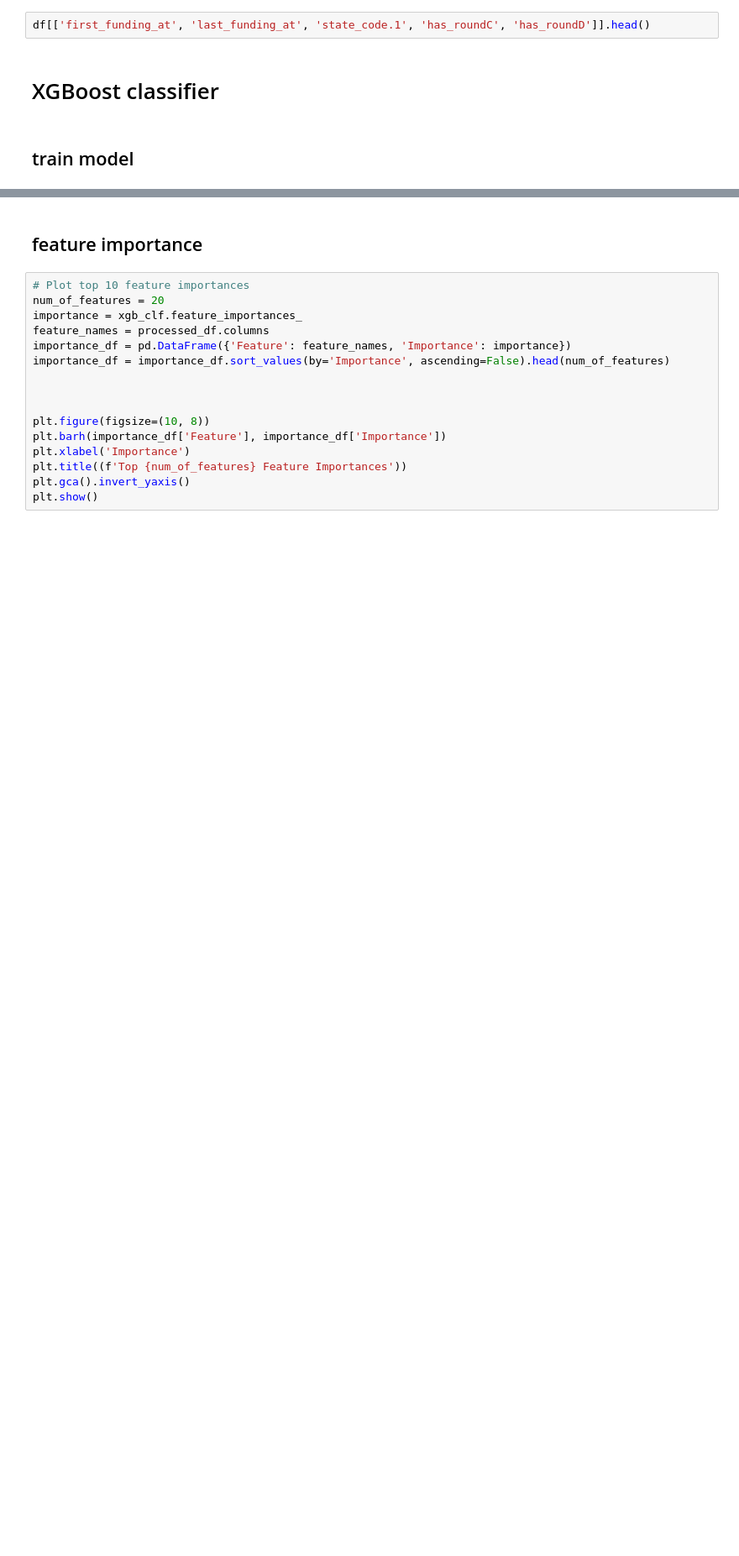
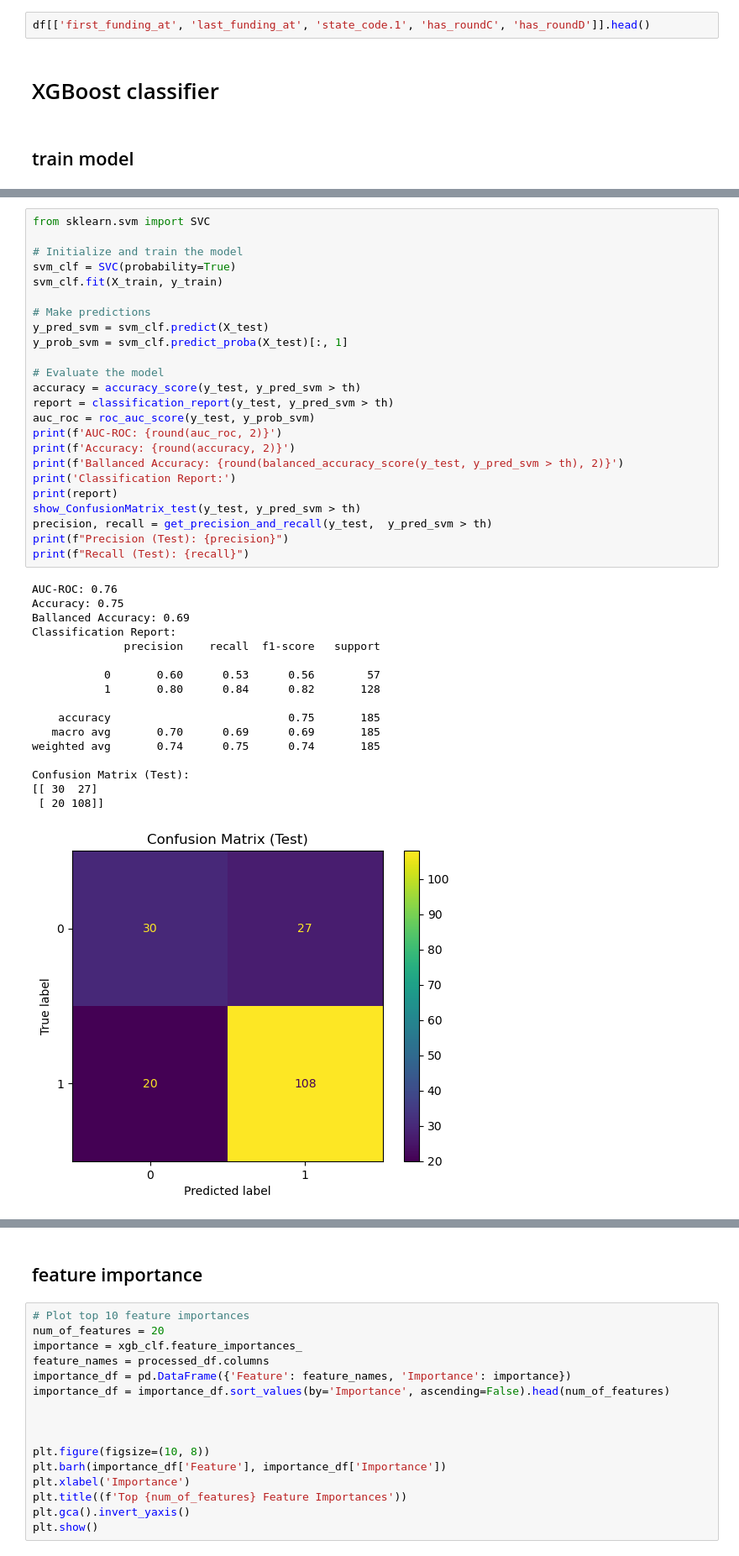
Before and after one commit to MayaVB/Applied_DS_Project, a Jupyter notebook: notebooks/model_xgboost_predicting_acquisition.ipynb, the cells around one changed output, grey strips where cells are left out. Shown at 84% size. Drawn from its saved outputs; the diff is of its cells as text; blank space fills up the shorter version.

```diff
--- a/notebooks/model_xgboost_predicting_acquisition.ipynb
+++ b/notebooks/model_xgboost_predicting_acquisition.ipynb
@@ -675,0 +729,42 @@ Recall (Test): 0.8203
+# %%
+from sklearn.svm import SVC
+
+# Initialize and train the model
+svm_clf = SVC(probability=True)
+svm_clf.fit(X_train, y_train)
+
+# Make predictions
+y_pred_svm = svm_clf.predict(X_test)
+y_prob_svm = svm_clf.predict_proba(X_test)[:, 1]
+
+# Evaluate the model
+accuracy = accuracy_score(y_test, y_pred_svm > th)
+report = classification_report(y_test, y_pred_svm > th)
+auc_roc = roc_auc_score(y_test, y_prob_svm)
+print(f'AUC-ROC: {round(auc_roc, 2)}')
+print(f'Accuracy: {round(accuracy, 2)}')
+print(f'Ballanced Accuracy: {round(balanced_accuracy_score(y_test, y_pred_svm > th), 2)}')
+print('Classification Report:')
+print(report)
+show_ConfusionMatrix_test(y_test, y_pred_svm > th)
+precision, recall = get_precision_and_recall(y_test,  y_pred_svm > th)
+print(f"Precision (Test): {precision}")
+print(f"Recall (Test): {recall}")
+# %% [output]
+AUC-ROC: 0.76
+Accuracy: 0.75
+Ballanced Accuracy: 0.69
+Classification Report:
+              precision    recall  f1-score   support
+
+           0       0.60      0.53      0.56        57
+           1       0.80      0.84      0.82       128
+
+    accuracy                           0.75       185
+   macro avg       0.70      0.69      0.69       185
+weighted avg       0.74      0.75      0.74       185
+
+Confusion Matrix (Test):
+[[ 30  27]
+ [ 20 108]]
+[figure, added]
```
Also changed, not shown: parts of 11 cells of this notebook.
